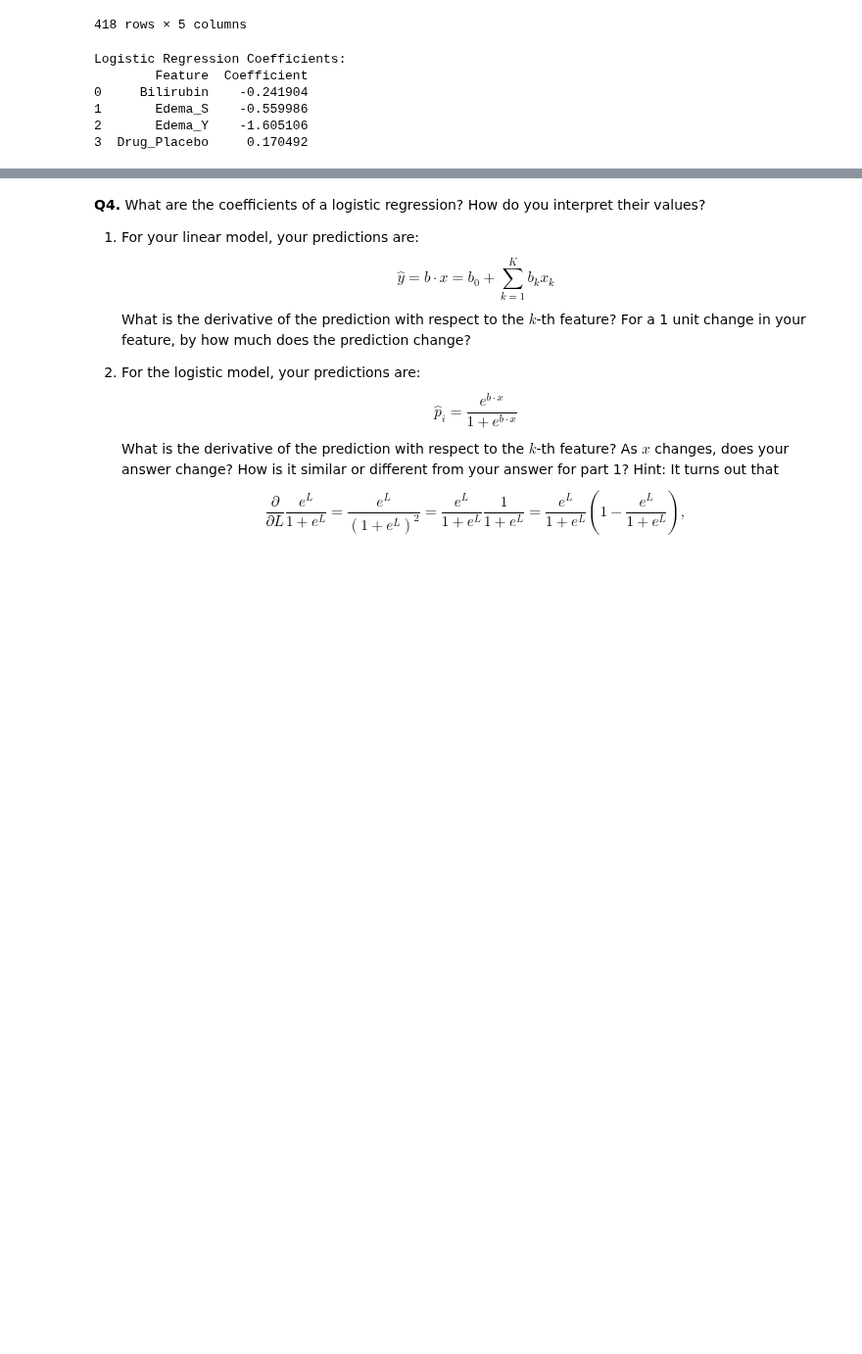
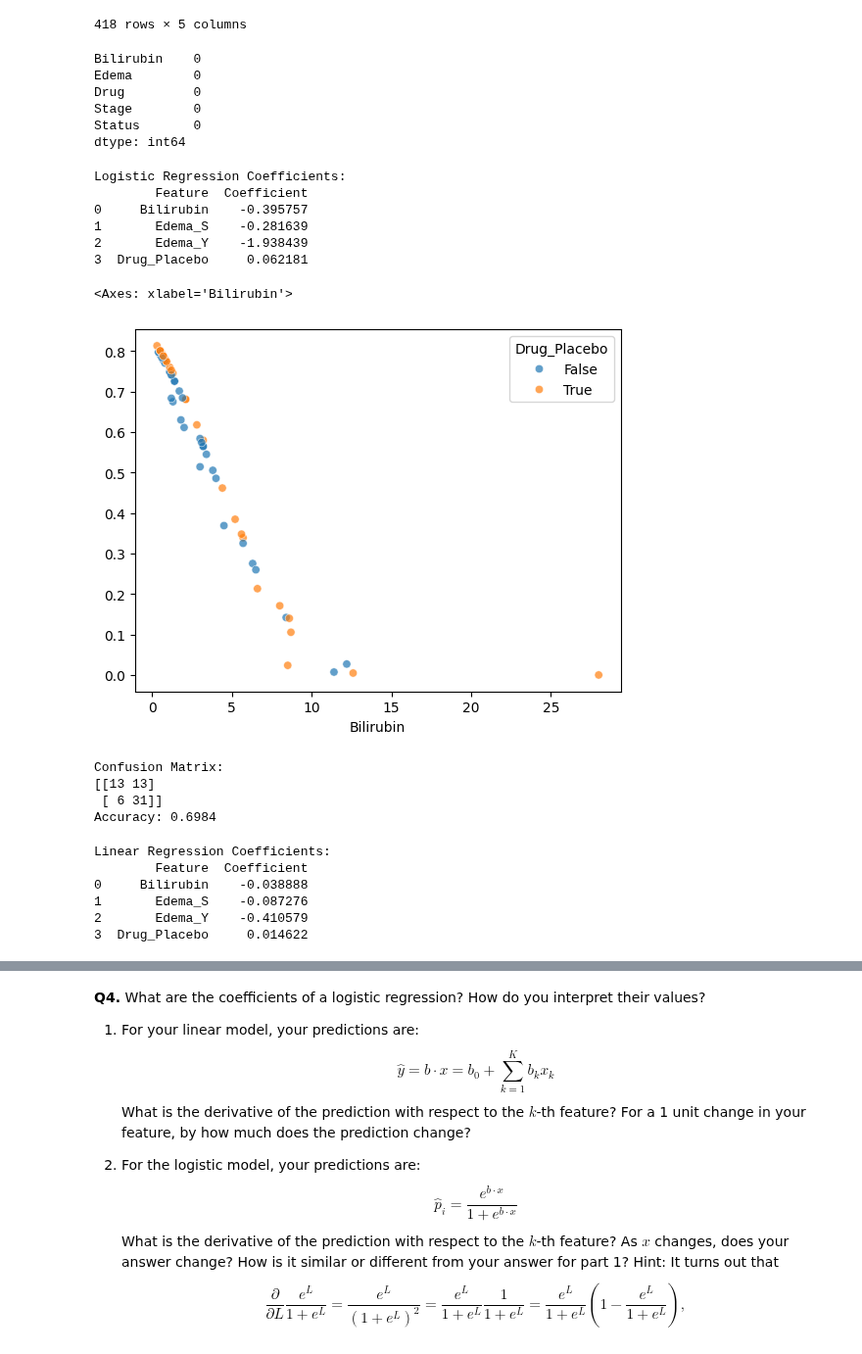
Before and after one commit to RexW999/undergrad_ml_assignments, a Jupyter notebook: 05_assignment_glm.ipynb, the cells around one changed output, grey strips where cells are left out. Shown at 98% size. Drawn from its saved outputs; the diff is of its cells as text; code cells hidden in the pictures; blank space fills up the shorter version.

```diff
--- a/05_assignment_glm.ipynb
+++ b/05_assignment_glm.ipynb
@@ -212,7 +212,7 @@ The relevant data are:
 
 6. Run a logistic regression of `Stage` on `Edema` and `Bilirubin`. Use `.predict` to make a hard classification, and compute a confusion matrix. Describe your results. Use `.predict_proba` to predict probabilities instead and look at the values. Does your hard classification predict every class? Do your predicted probabilities predict every class?
 # %%
-cirrhosis_df = pd.read_csv('data/cirrhosis.csv')
+cirrhosis_df = pd.read_csv('cirrhosis.csv')
 cirrhosis_df = cirrhosis_df[['Bilirubin', 'Edema', 'Drug', 'Stage', 'Status']]
 cirrhosis_df
 # %% [output]
@@ -229,6 +229,16 @@ cirrhosis_df
 | 416 | 0.8 | N | NaN | 3.0 | C |
 | 417 | 0.7 | N | NaN | 4.0 | C |
 418 rows × 5 columns
+# %%
+cirrhosis_df = cirrhosis_df.dropna()
+print(cirrhosis_df.isnull().sum())
+# %% [output]
+Bilirubin    0
+Edema        0
+Drug         0
+Stage        0
+Status       0
+dtype: int64
 # %%
 x = cirrhosis_df[['Bilirubin', 'Edema', 'Drug']]
 y = ((cirrhosis_df['Status'] == 'C') | (cirrhosis_df['Status'] == 'CL')).astype(int)
@@ -250,7 +260,43 @@ print(model_coef)
 # %% [output]
 Logistic Regression Coefficients:
         Feature  Coefficient
-0     Bilirubin    -0.241904
-1       Edema_S    -0.559986
-2       Edema_Y    -1.605106
-3  Drug_Placebo     0.170492
+0     Bilirubin    -0.395757
+1       Edema_S    -0.281639
+2       Edema_Y    -1.938439
+3  Drug_Placebo     0.062181
+# %%
+survival_prob = model.predict_proba(x_test)[:, 1]
+scatter_plot = sns.scatterplot(x=x_test['Bilirubin'], y=survival_prob
+                               , hue=x_test['Drug_Placebo']
+                               , alpha=0.7)
+scatter_plot
+# %% [output]
+<Axes: xlabel='Bilirubin'>
+[figure, added]
+# %%
+cf_matrix = confusion_matrix(y_test, model.predict(x_test))
+print("Confusion Matrix:")
+print(cf_matrix)
+accuracy = (cf_matrix[0, 0] + cf_matrix[1, 1]) / cf_matrix.sum()
+print(f"Accuracy: {accuracy:.4f}")
+# %% [output]
+Confusion Matrix:
+[[13 13]
+ [ 6 31]]
+Accuracy: 0.6984
+# %%
+linear_model = LinearRegression()
+linear_model.fit(x_train, y_train)
+linear_model_coef = pd.DataFrame({
+    'Feature': x.columns,
+    'Coefficient': linear_model.coef_
+})
+print("Linear Regression Coefficients:")
+print(linear_model_coef)
+# %% [output]
+Linear Regression Coefficients:
+        Feature  Coefficient
+0     Bilirubin    -0.038888
+1       Edema_S    -0.087276
+2       Edema_Y    -0.410579
+3  Drug_Placebo     0.014622
```
Also changed, not shown: parts of 5 cells of this notebook.
